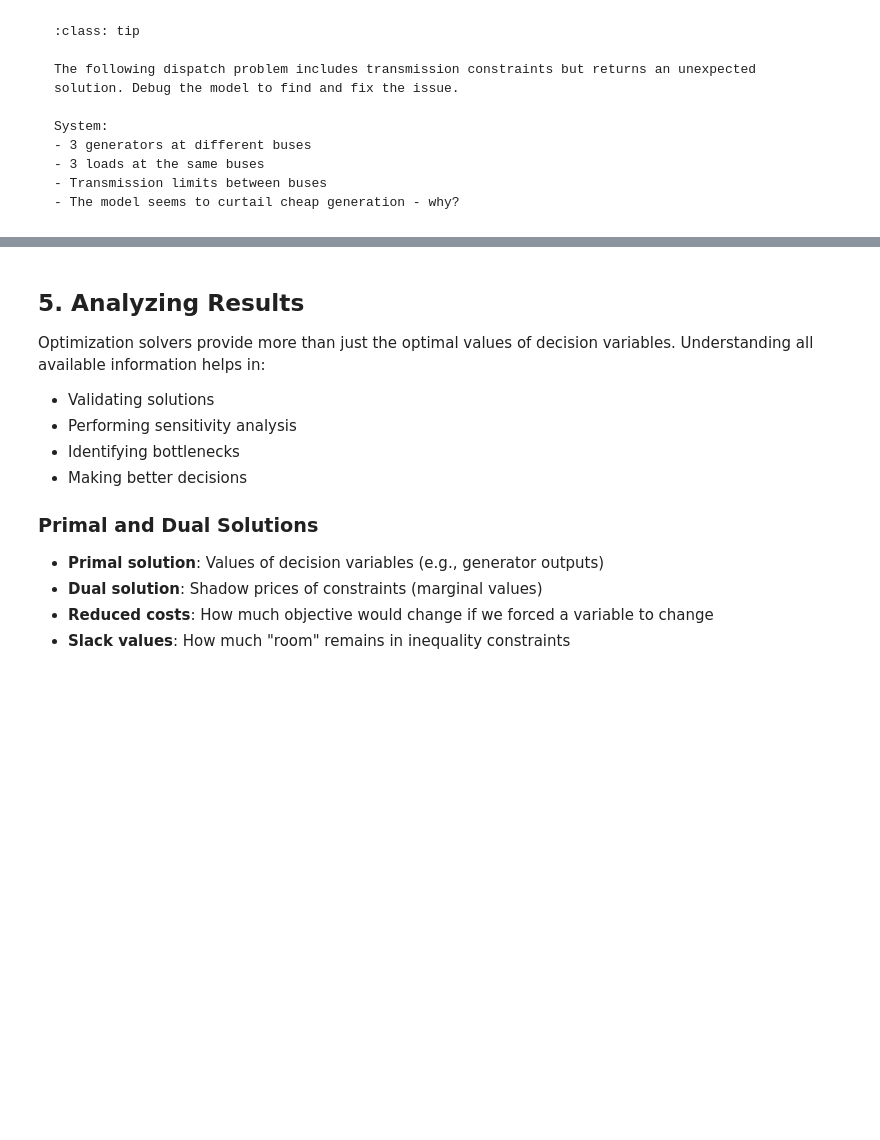
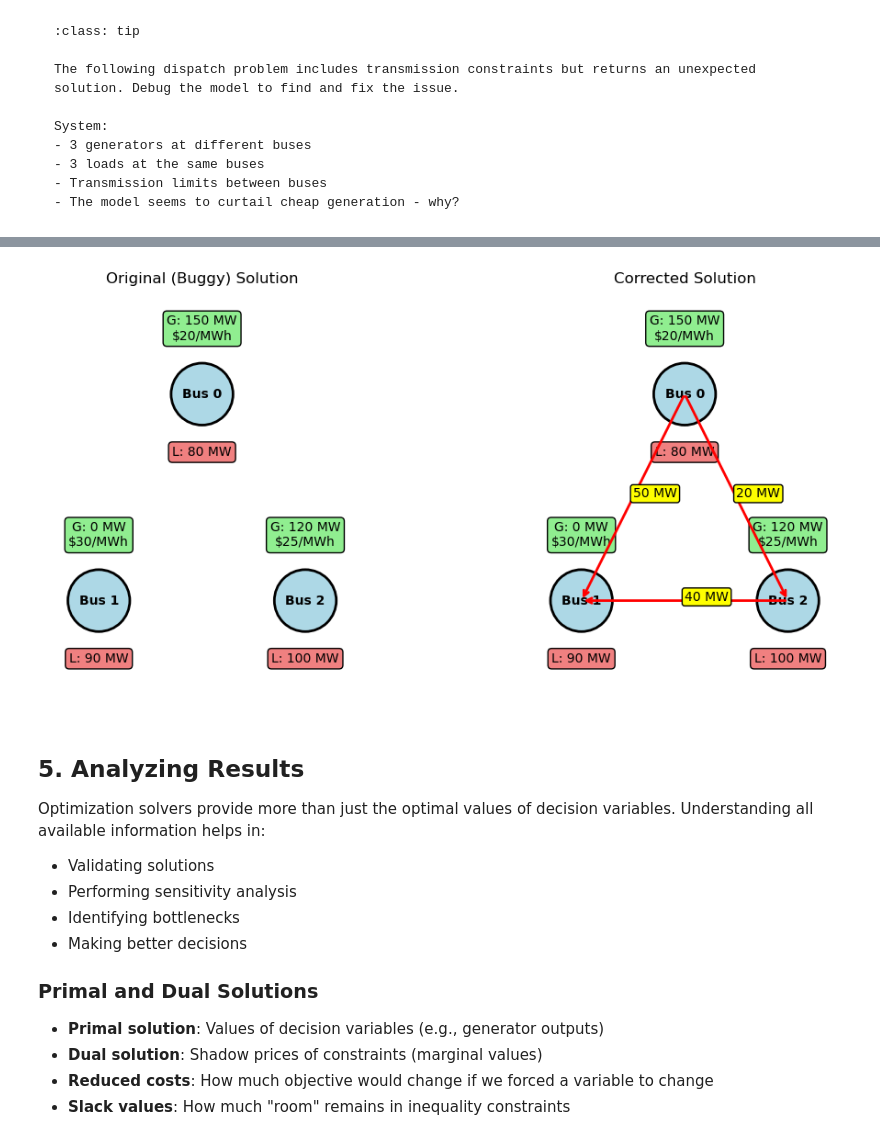
Before and after one commit to PowerCyberTraining/powercybertraining.github.io, a Jupyter notebook: pct/modules/03/linear-programming-python.ipynb, the cells around one changed output, grey strips where cells are left out. Cells and saved outputs as stored; diff of their text form; code cells hidden in the pictures; blank space fills up the shorter version.

```diff
--- a/pct/modules/03/linear-programming-python.ipynb
+++ b/pct/modules/03/linear-programming-python.ipynb
@@ -641,3 +813,90 @@ plt.show()
+# %%
+# Visualize the solution
+import matplotlib.patches as patches
+
+fig, (ax1, ax2) = plt.subplots(1, 2, figsize=(12, 5))
+
+# Original (buggy) solution
+ax = ax1
+ax.set_title("Original (Buggy) Solution")
+bus_pos = [(1, 2), (0, 0), (2, 0)]
+
+for b, (x, y) in enumerate(bus_pos):
+    # Draw bus
+    circle = patches.Circle((x, y), 0.3, facecolor='lightblue', edgecolor='black', linewidth=2)
+    ax.add_patch(circle)
+    ax.text(x, y, f"Bus {b}", ha='center', va='center', fontweight='bold')
+
+    # Show generation and load
+    if b in gen and gen[b] is not None:
+        gen_value = gen[b].varValue if hasattr(gen[b], 'varValue') and gen[b].varValue is not None else 0
+        ax.text(x, y+0.5, f"G: {gen_value:.0f} MW\n${gen_cost[b]}/MWh",
+                ha='center', va='bottom', bbox=dict(boxstyle="round,pad=0.3", facecolor="lightgreen"))
+    ax.text(x, y-0.5, f"L: {load[b]} MW", ha='center', va='top',
+            bbox=dict(boxstyle="round,pad=0.3", facecolor="lightcoral"))
+
+# Draw flows for original solution (if they exist)
+if isinstance(flow, dict):
+    for i in buses:
+        for j in buses:
+            if i != j and (i,j) in flow and flow[i,j] is not None:
+                flow_value = flow[i,j].varValue if hasattr(flow[i,j], 'varValue') and flow[i,j].varValue is not None else 0
+                if abs(flow_value) > 0.1:
+                    x1, y1 = bus_pos[i]
+                    x2, y2 = bus_pos[j]
+                    ax.annotate('', xy=(x2, y2), xytext=(x1, y1),
+                               arrowprops=dict(arrowstyle='->', lw=2, color='blue', alpha=0.7))
+                    mx, my = (x1+x2)/2, (y1+y2)/2
+                    ax.text(mx, my, f"{flow_value:.0f} MW",
+                           bbox=dict(boxstyle="round,pad=0.2", facecolor="lightblue", alpha=0.8))
+
+ax.set_xlim(-0.5, 2.5)
+ax.set_ylim(-1, 3)
+ax.set_aspect('equal')
+ax.axis('off')
+
+# Corrected solution
+ax = ax2
+ax.set_title("Corrected Solution")
+
+for b, (x, y) in enumerate(bus_pos):
+    # Draw bus
+    circle = patches.Circle((x, y), 0.3, facecolor='lightblue', edgecolor='black', linewidth=2)
+    ax.add_patch(circle)
+    ax.text(x, y, f"Bus {b}", ha='center', va='center', fontweight='bold')
+
+    # Show generation and load
+    if b in gen_f and gen_f[b] is not None:
+        gen_value = gen_f[b].varValue if hasattr(gen_f[b], 'varValue') and gen_f[b].varValue is not None else 0
+        ax.text(x, y+0.5, f"G: {gen_value:.0f} MW\n${gen_cost[b]}/MWh",
+                ha='center', va='bottom', bbox=dict(boxstyle="round,pad=0.3", facecolor="lightgreen"))
+    ax.text(x, y-0.5, f"L: {load[b]} MW", ha='center', va='top',
+            bbox=dict(boxstyle="round,pad=0.3", facecolor="lightcoral"))
+
+# Draw flows for corrected solution
+if isinstance(flow_f, dict):
+    for (i,j) in flow_f:
+        if flow_f[i,j] is not None:
+            flow_value = flow_f[i,j].varValue if hasattr(flow_f[i,j], 'varValue') and flow_f[i,j].varValue is not None else 0
+            if flow_value > 0.1:
+                x1, y1 = bus_pos[i]
+                x2, y2 = bus_pos[j]
+                ax.annotate('', xy=(x2, y2), xytext=(x1, y1),
+                           arrowprops=dict(arrowstyle='->', lw=2, color='red'))
+                # Label the flow
+                mx, my = (x1+x2)/2, (y1+y2)/2
+                ax.text(mx, my, f"{flow_value:.0f} MW",
+                       bbox=dict(boxstyle="round,pad=0.2", facecolor="yellow"))
+
+ax.set_xlim(-0.5, 2.5)
+ax.set_ylim(-1, 3)
+ax.set_aspect('equal')
+ax.axis('off')
+
+plt.tight_layout()
+plt.show()
+# %% [output]
+[figure, added]
 # %% [markdown]
 ## 5. Analyzing Results
 
```
Also changed, not shown: parts of 35 cells of this notebook.
